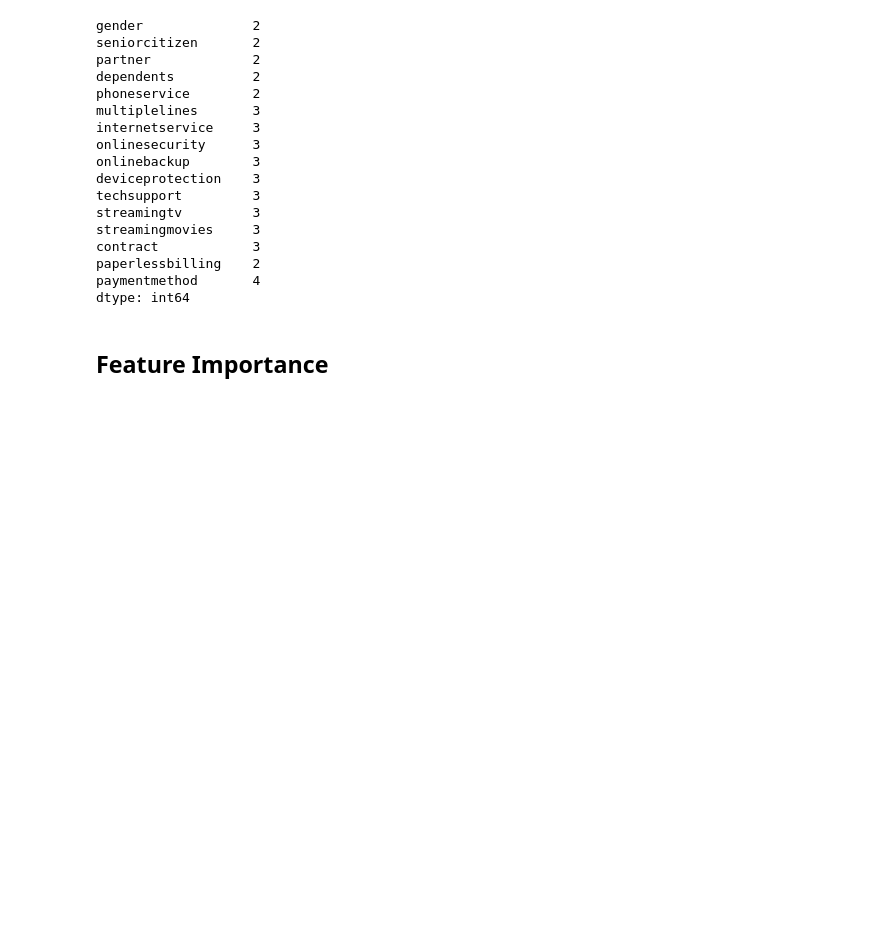
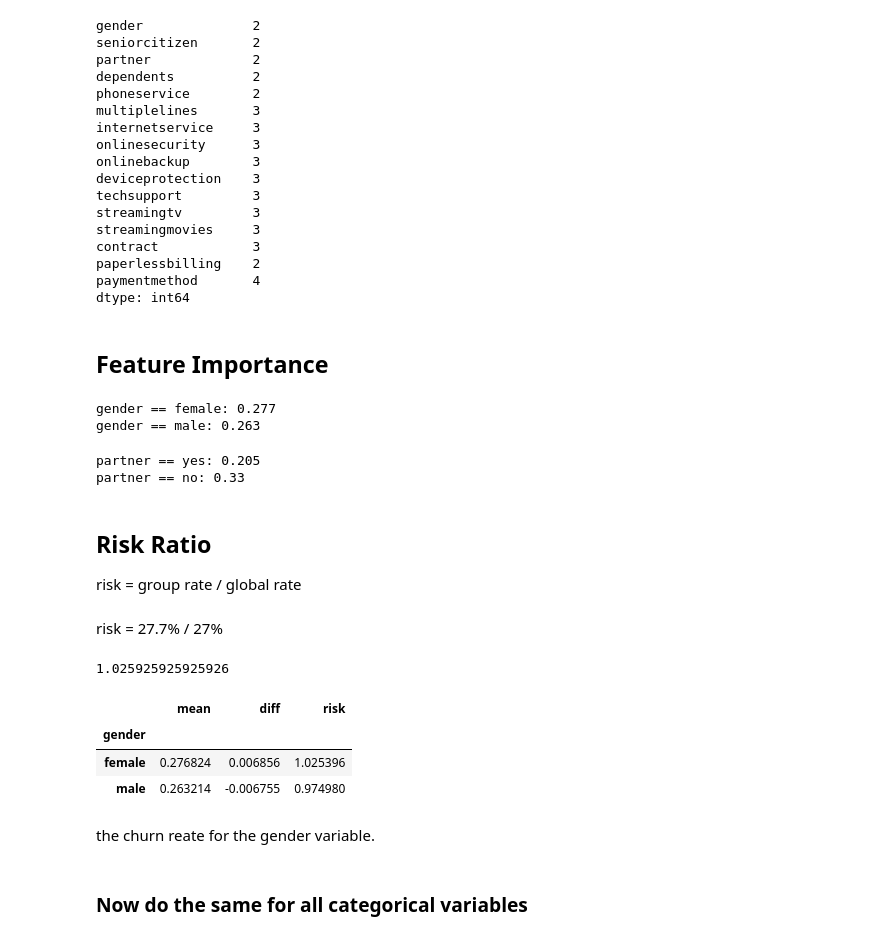
Before and after one commit to RyanJTalbot/bookcamp, a Jupyter notebook: Book Camp/ch.3and4/churn.ipynb, the cells around one changed output. Cells and saved outputs as stored; diff of their text form; code cells hidden in the pictures; blank space fills up the shorter version.

```diff
--- a/Book Camp/ch.3and4/churn.ipynb
+++ b/Book Camp/ch.3and4/churn.ipynb
@@ -214,3 +214,46 @@ male_mean = df_train_full[df_train_full.gender == 'male'].churn.mean()
 # %%
 partner_yes = df_train_full[df_train_full.partner == 'yes'].churn.mean()
 partner_no = df_train_full[df_train_full.partner == 'no'].churn.mean()
+# %%
+print('gender == female:', round(female_mean, 3))
+print('gender == male:', round(male_mean, 3))
+# %% [output]
+gender == female: 0.277
+gender == male: 0.263
+# %%
+print('partner == yes:', round(partner_yes, 3))
+print('partner == no:', round(partner_no, 3))
+# %% [output]
+partner == yes: 0.205
+partner == no: 0.33
+# %% [markdown]
+## Risk Ratio
+risk = group rate / global rate
+# %% [markdown]
+risk = 27.7% / 27%
+# %%
+27.7 / 27
+# %% [output]
+1.025925925925926
+# %%
+global_mean = df_train_full.churn.mean()
+
+# Compute teh AVG(churn)
+df_group = df_train_full.groupby(by='gender').churn.agg(['mean'])
+
+# Calculate the difference betweengroup churn rate and global rate
+df_group['diff'] = df_group['mean'] - global_mean
+
+#calculate the risk of churning
+df_group['risk'] = df_group['mean'] / global_mean
+
+df_group
+# %% [output]
+|  | mean | diff | risk |
+| gender |  |  |  |
+| female | 0.276824 | 0.006856 | 1.025396 |
+| male | 0.263214 | -0.006755 | 0.974980 |
+# %% [markdown]
+the churn reate for the gender variable.
+# %% [markdown]
+### Now do the same for all categorical variables
```
Also changed, not shown: parts of 1 cell of this notebook, 1 other file.
